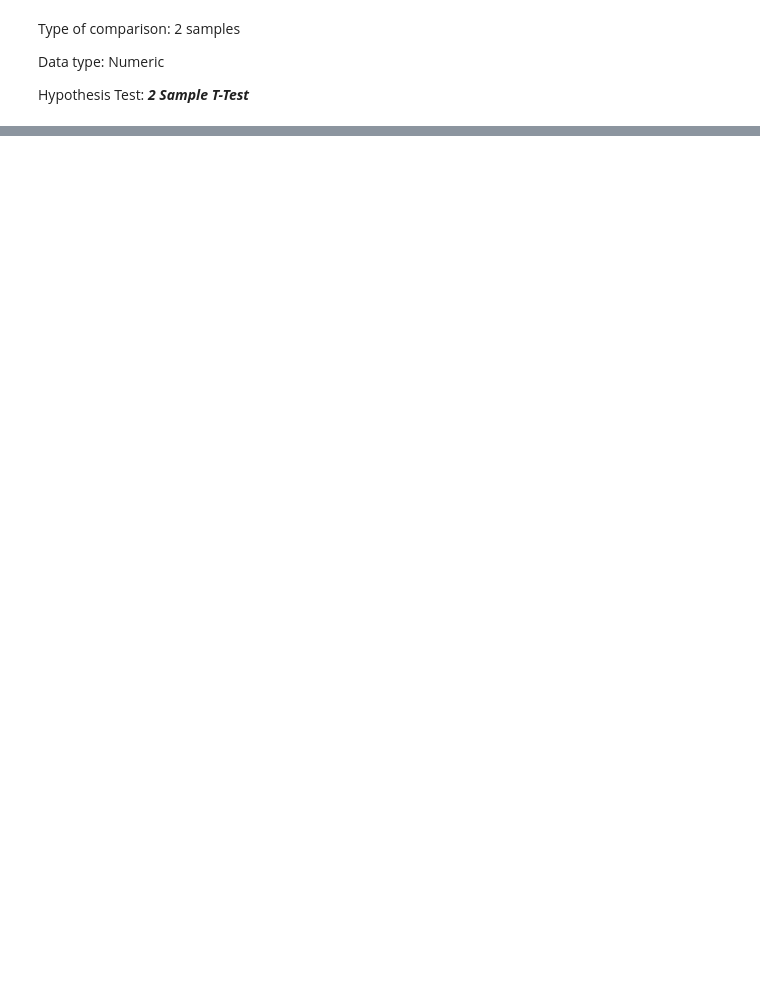
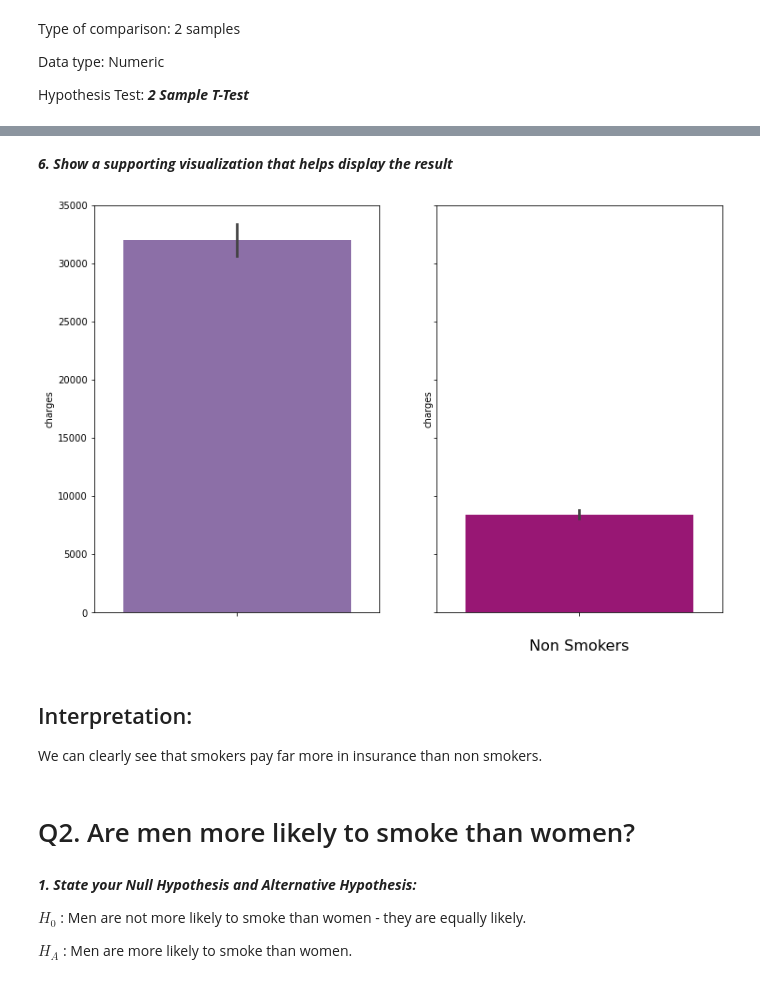
Before and after one commit to starkjones/Hypothesis-Testing, a Jupyter notebook: Hypothesis Testing with Insurance Data.ipynb, the cells around one changed output, grey strips where cells are left out. Saved outputs shown, nothing was run; the diff lists cells and outputs as text; code cells hidden in the pictures; blank space fills up the shorter version.

```diff
--- a/Hypothesis Testing with Insurance Data.ipynb
+++ b/Hypothesis Testing with Insurance Data.ipynb
@@ -22,3 +22,7 @@ df.head(5)
 | 2 | 28 | male | 33.000 | 3 | no | southeast | 4449.46200 |
 | 3 | 33 | male | 22.705 | 0 | no | northwest | 21984.47061 |
 | 4 | 32 | male | 28.880 | 0 | no | northwest | 3866.85520 |
+# %%
+# Remove rows with null values
+
+df.dropna(inplace =True)
@@ -43,5 +58,12 @@ Hypothesis Test: ***2 Sample T-Test***
 # %%
+# Required columns:
+
+requiredcols = ['charges']
+
+
 # Separation of smokers an non smokers:
 
-smokers = df.loc[df['smoker']=='yes'].copy()
-nonsmokers = df.loc[df['smoker']=='no'].copy()
+smokersdf = df.loc[df['smoker']=='yes', requiredcols].copy()
+nonsmokersdf = df.loc[df['smoker']=='no', requiredcols].copy()
+
+smokersdf.head()
@@ -47,0 +233,25 @@ nonsmokers = df.loc[df['smoker']=='no'].copy()
+# %% [markdown]
+***6. Show a supporting visualization that helps display the result***
+# %%
+import seaborn as sns
+import matplotlib.pyplot as plt
+
+fig, axes = plt.subplots(nrows = 1, ncols = 2, sharey = True, figsize = (12,8))
+
+a = sns.barplot(data = smokersdf, y = 'charges', ax= axes[0], color = '#3f007d', alpha =.6);
+b = sns.barplot(data = nonsmokersdf, y = 'charges', ax = axes[1], color = '#ae017e');
+plt.xlabel('\nNon Smokers', fontsize = 16);
+# %% [output]
+[figure, added]
+# %% [markdown]
+## Interpretation:
+
+We can clearly see that smokers pay far more in insurance than non smokers.
+# %% [markdown]
+# Q2. Are men more likely to smoke than women?
+# %% [markdown]
+***1. State your Null Hypothesis and Alternative Hypothesis:***
+
+$𝐻_0$ : Men are not more likely to smoke than women - they are equally likely.
+
+$𝐻_𝐴$ : Men are more likely to smoke than women.
```
Also changed, not shown: parts of 62 cells of this notebook.
